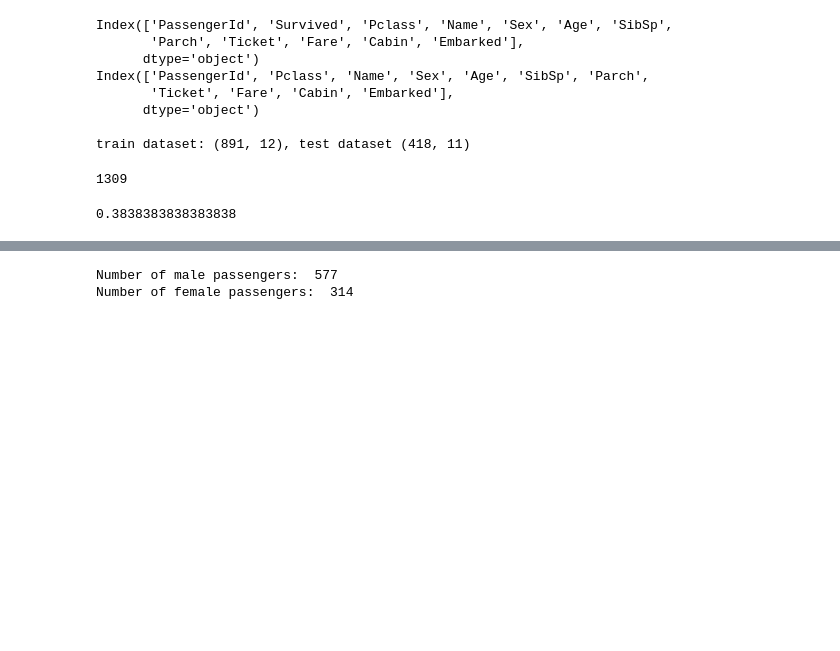
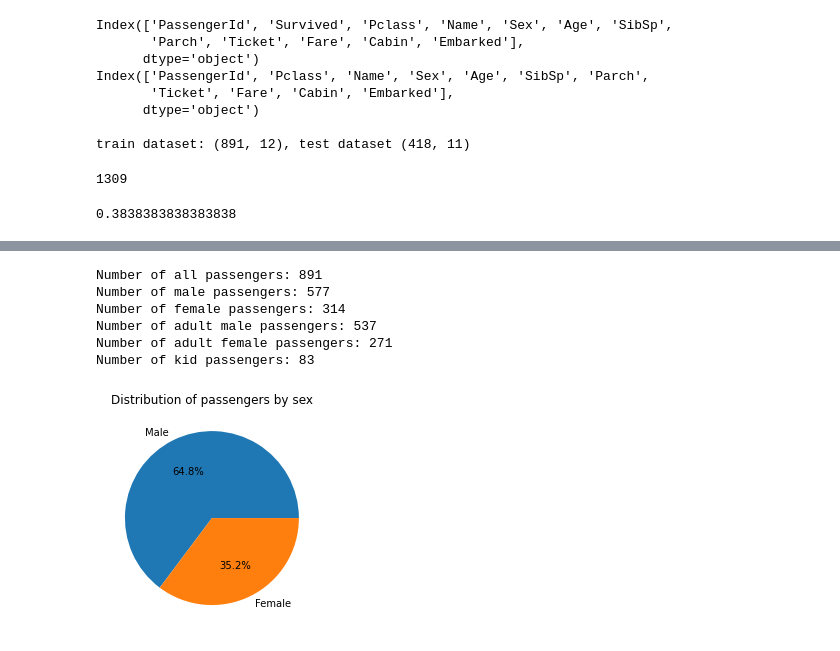
Before and after one commit to Titanic-Project/Titanic-Project, a Jupyter notebook: titanic.ipynb, the cells around one changed output, grey strips where cells are left out. Saved outputs shown, nothing was run; the diff lists cells and outputs as text; code cells hidden in the pictures; blank space fills up the shorter version.

```diff
--- a/titanic.ipynb
+++ b/titanic.ipynb
@@ -89,10 +88,41 @@ train_dataset.head()
 | 2 | 3 | 1 | 3 | Heikkinen, Miss. Laina | female | 26.0 | 0 | 0 | STON/O2. 3101282 | 7.9250 | ... |
 | 3 | 4 | 1 | 1 | Futrelle, Mrs. Jacques Heath (Lil... | female | 35.0 | 1 | 0 | 113803 | 53.1000 | ... |
 | 4 | 5 | 0 | 3 | Allen, Mr. William Henry | male | 35.0 | 0 | 0 | 373450 | 8.0500 | ... |
-# %%
-#Sex
-print('Number of male passengers: ', len(train_dataset.groupby('Sex').groups['male']))   #gruplandır
-print('Number of female passengers: ', len(train_dataset.groupby('Sex').groups['female']))
-# %% [output]
-Number of male passengers:  577
-Number of female passengers:  314
+# %%
+male_passenger = train_dataset[train_dataset['Sex']== 'male']
+female_passenger = train_dataset[train_dataset['Sex']== 'female']
+
+#Kid passengers' dataframe. I accepted under of 16 years old as kid.
+kid_passenger = train_dataset[train_dataset['Age'] < 16]
+male_kid_passenger = kid_passenger[kid_passenger['Sex'] == 'male']
+female_kid_passenger = kid_passenger[kid_passenger['Sex'] == 'female']
+
+#Creating adult male and female dataframes by dropping kid passengers
+adult_male_passenger = male_passenger.drop(male_kid_passenger.index[:])
+adult_female_passenger = female_passenger.drop(female_kid_passenger.index[:])
+
+#Number of passengers according to sex and age
+print ('Number of all passengers:', len(train_dataset))
+print ('Number of male passengers:', len(male_passenger))
+print ('Number of female passengers:', len(female_passenger))
+print ('Number of adult male passengers:', len(adult_male_passenger))
+print ('Number of adult female passengers:', len(adult_female_passenger))
+print ('Number of kid passengers:', len(kid_passenger))
+# %% [output]
+Number of all passengers: 891
+Number of male passengers: 577
+Number of female passengers: 314
+Number of adult male passengers: 537
+Number of adult female passengers: 271
+Number of kid passengers: 83
+# %%
+#Visualization of Sex
+
+#Visualization of percentages of passengers by sex on pie chart
+x = [len(male_passenger), len(female_passenger)]
+label = ['Male', 'Female']
+plt.pie(x, labels = label, autopct = '%1.01f%%')
+plt.title('Distribution of passengers by sex')
+plt.show()
+# %% [output]
+[figure, added]
```
Also changed, not shown: parts of 22 cells of this notebook.
